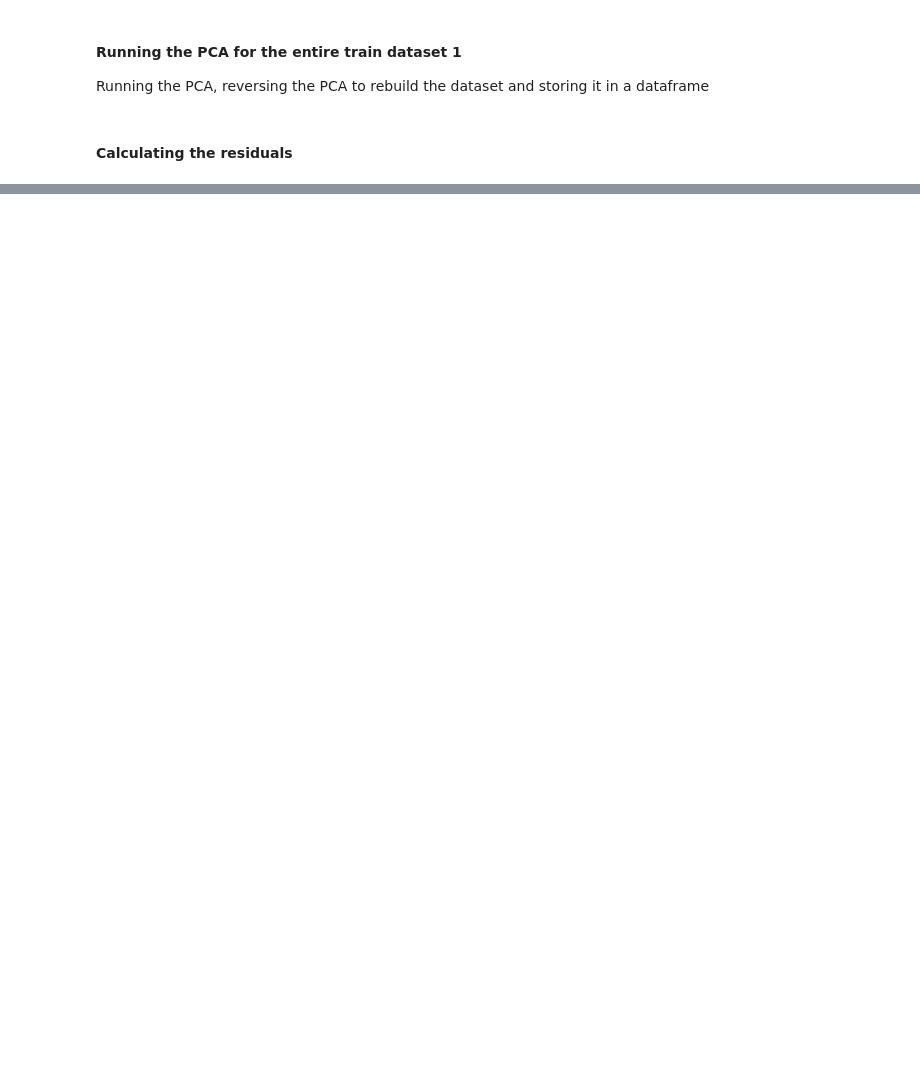
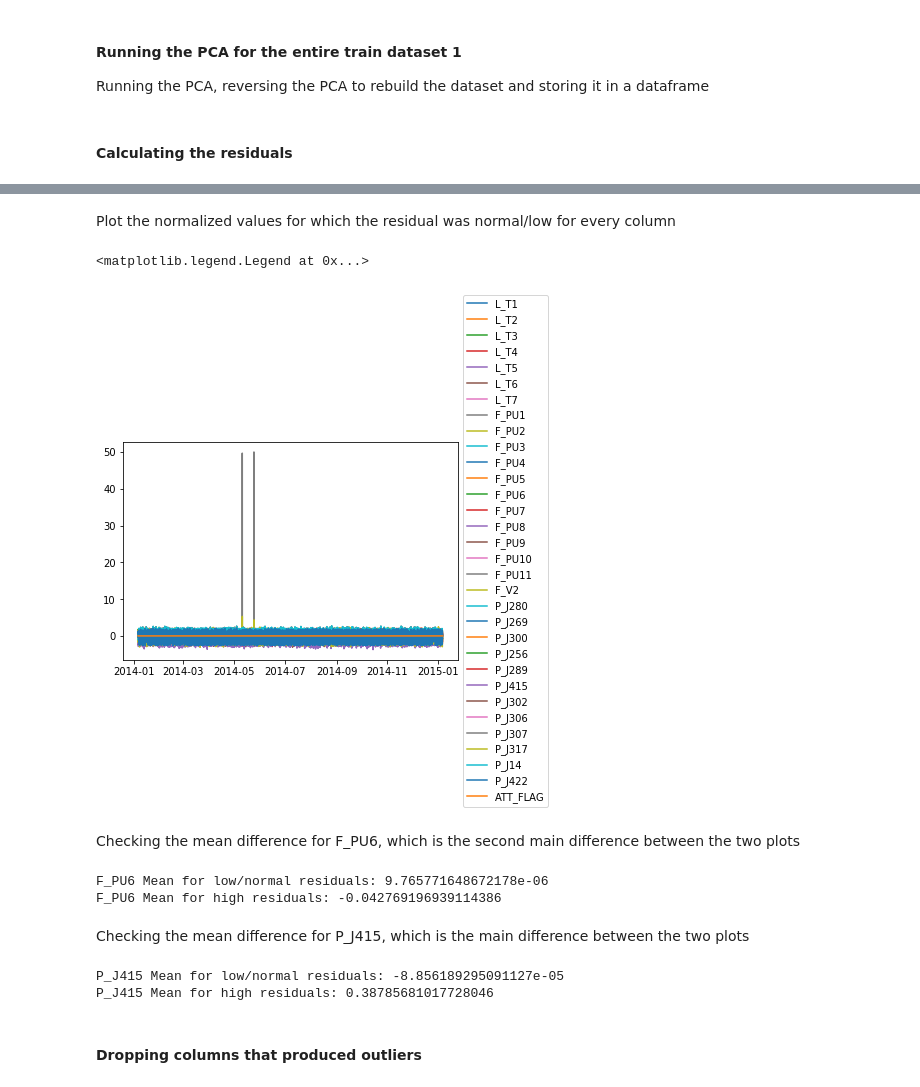
Before and after one commit to chengh42/Cyber-Data-Analytics, a Jupyter notebook: batadal/PCAModelTask.ipynb, the cells around one changed output, grey strips where cells are left out. Drawn from its saved outputs; the diff is of its cells as text; code cells hidden in the pictures; blank space fills up the shorter version.

```diff
--- a/batadal/PCAModelTask.ipynb
+++ b/batadal/PCAModelTask.ipynb
@@ -238,0 +213,28 @@ plt.plot(PCA_L_T4["residuals"])
+# %% [markdown]
+Plot the normalized values for which the residual was normal/low for every column
+# %%
+plt.plot(dftrain1_normalized[PCA_L_T4["residuals"]<2])
+plt.legend(dftrain1_normalized.columns,loc='center left', bbox_to_anchor=(1, 0.5))
+# %% [output]
+<matplotlib.legend.Legend at 0x...>
+[figure, added]
+# %% [markdown]
+Checking the mean difference for F_PU6, which is the second main difference between the two plots
+# %%
+#df.loc[:,"Score1"].mean()
+print("F_PU6 Mean for low/normal residuals: "+ str(dftrain1_normalized.loc[PCA_L_T4["residuals"]<2]["F_PU6"].mean()))
+print("F_PU6 Mean for high residuals: "+ str(dftrain1_normalized[PCA_L_T4["residuals"]>2]["F_PU6"].mean()))
+# %% [output]
+F_PU6 Mean for low/normal residuals: 9.765771648672178e-06
+F_PU6 Mean for high residuals: -0.042769196939114386
+# %% [markdown]
+Checking the mean difference for P_J415, which is the main difference between the two plots
+# %%
+#df.loc[:,"Score1"].mean()
+print("P_J415 Mean for low/normal residuals: "+ str(dftrain1_normalized.loc[PCA_L_T4["residuals"]<2]["P_J415"].mean()))
+print("P_J415 Mean for high residuals: "+ str(dftrain1_normalized[PCA_L_T4["residuals"]>2]["P_J415"].mean()))
+# %% [output]
+P_J415 Mean for low/normal residuals: -8.856189295091127e-05
+P_J415 Mean for high residuals: 0.38785681017728046
+# %% [markdown]
+#### Dropping columns that produced outliers
```
Also changed, not shown: parts of 47 cells of this notebook, 1 other file.
